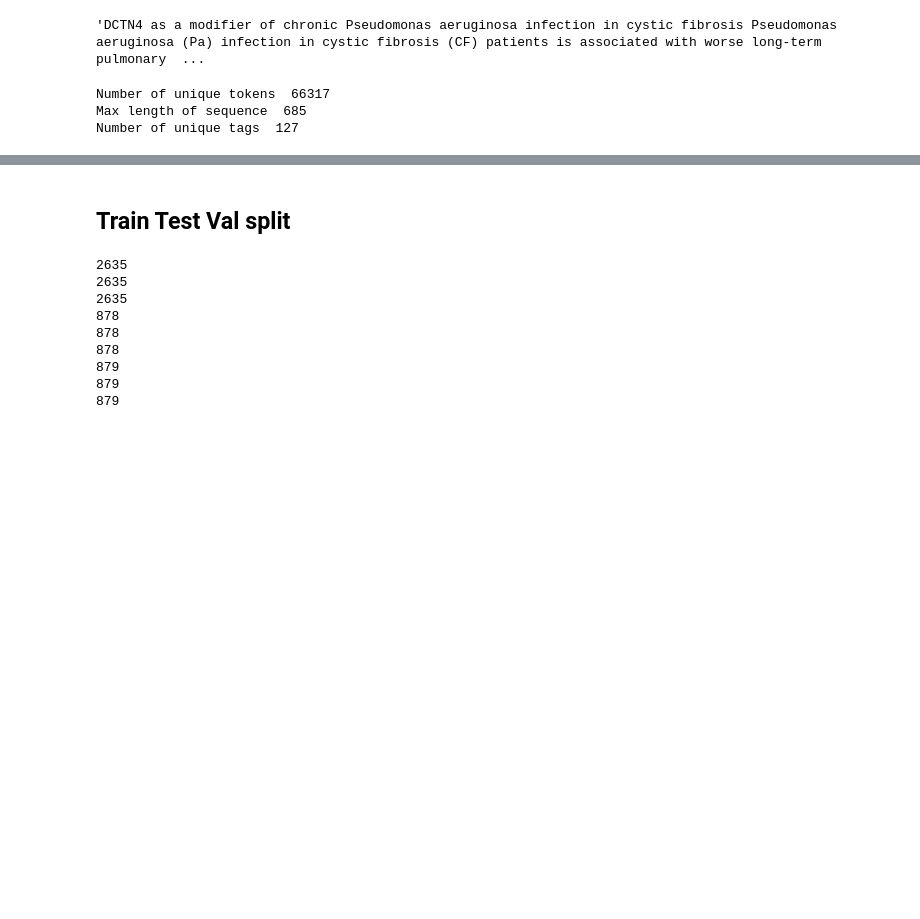
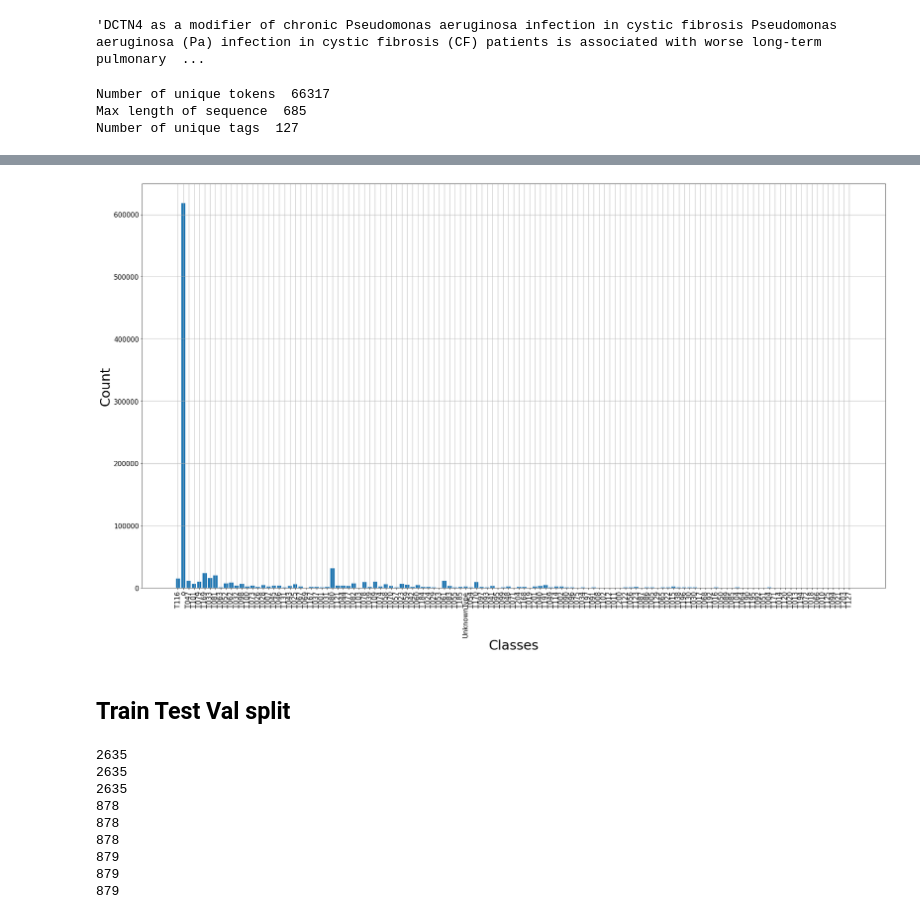
Before and after one commit to mhmdrdwn/medm, a Jupyter notebook: notebooks/build-data.ipynb, the cells around one changed output, grey strips where cells are left out. Cells and saved outputs as stored; diff of their text form; code cells hidden in the pictures; blank space fills up the shorter version.

Commit message:
add labels names

```diff
--- a/notebooks/build-data.ipynb
+++ b/notebooks/build-data.ipynb
@@ -180,7 +180,7 @@ Number of unique tokens  66317
 Max length of sequence  685
 Number of unique tags  127
 # %%
-def minority_classes(entities):
+def count(entities):
     class_count = {}
     for seq_tags in entities:
         for tag in seq_tags:
@@ -189,15 +189,8 @@ def minority_classes(entities):
             else:
                 class_count[tag] += 1
 
-    threeshold = 10
+    return class_count
 
-    less_represented_classes = {}
-
-    for k, v in class_count.items():
-        if v < threeshold:
-            less_represented_classes[k] = v
-
-    return less_represented_classes
-
-minority_classes(labels)
+class_count = count(label_codes)
+class_count
 # %% [output]
@@ -205,3 +214,19 @@ minority_classes(labels)
+# %%
+keys = class_count.keys()
+
+values = class_count.values()
+
+plt.figure(figsize=(25,15))
+plt.bar(keys, values)
+plt.xlabel('Classes', fontsize=30)
+plt.ylabel('Count', fontsize=30)
+plt.xticks(fontsize=15, rotation=90)
+plt.yticks(fontsize=15)
+plt.grid()
+plt.tight_layout()
+plt.show()
+# %% [output]
+[figure, added]
 # %% [markdown]
 ## Train Test Val split
 # %%
```
Also changed, not shown: parts of 10 cells of this notebook, 3 other files.
